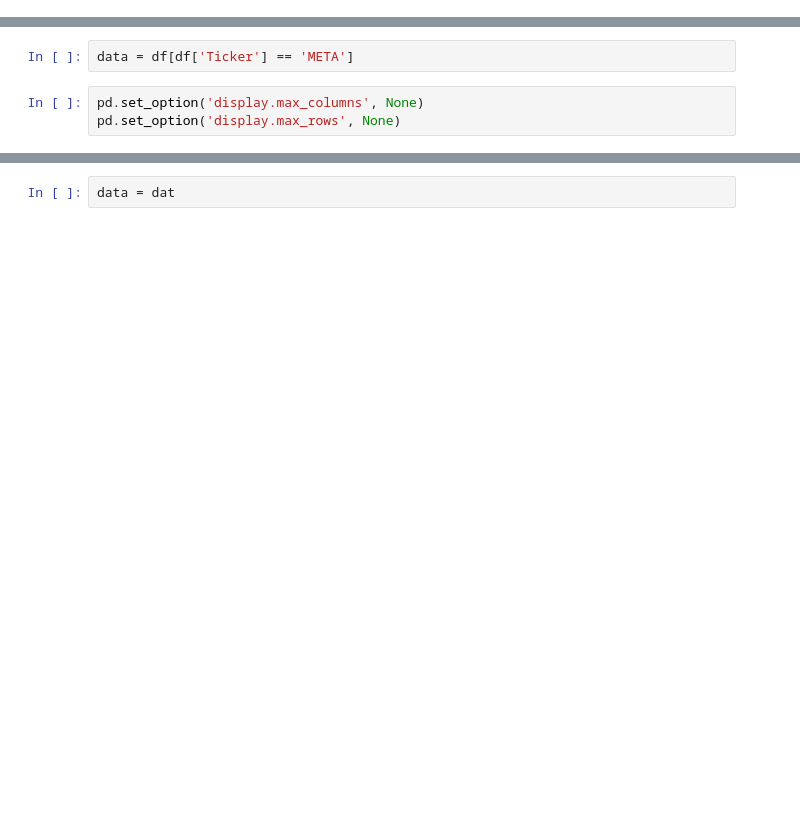
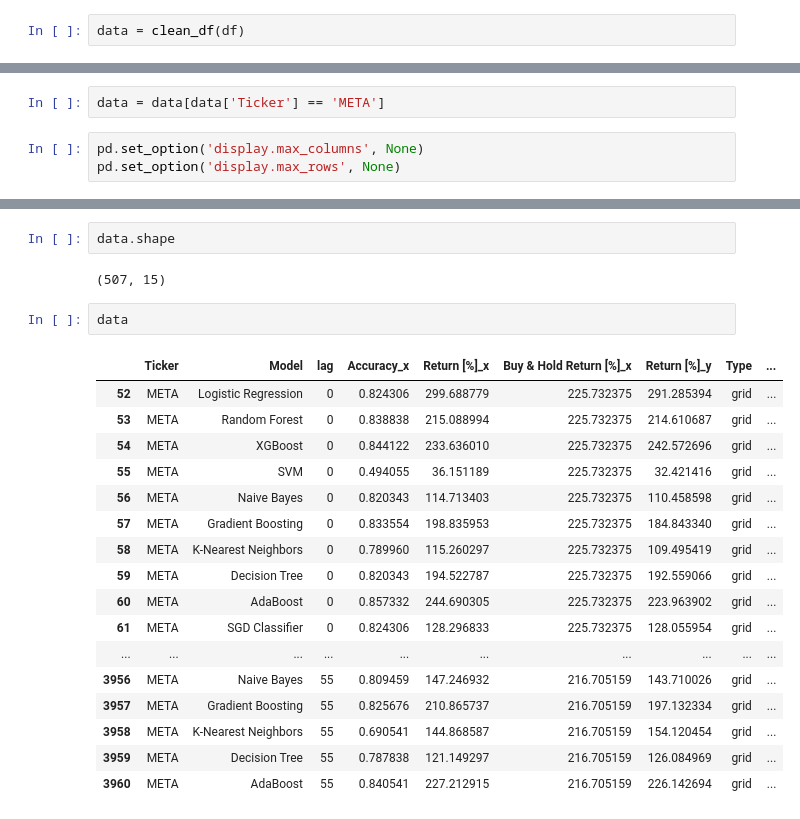
Before and after one commit to SacSresta/Research, a Jupyter notebook: notebook/meta.ipynb, the cells around one changed output, grey strips where cells are left out. Saved outputs shown, nothing was run; the diff lists cells and outputs as text; blank space fills up the shorter version.

```diff
--- a/notebook/meta.ipynb
+++ b/notebook/meta.ipynb
@@ -23,0 +74,2 @@ TypeError: 'module' object is not callable
+# %%
+data = clean_df(df)
@@ -24,5 +101,5 @@ TypeError: 'module' object is not callable
 # %%
-data = df[df['Ticker'] == 'META']
+data = data[data['Ticker'] == 'META']
 # %%
 pd.set_option('display.max_columns', None)
 pd.set_option('display.max_rows', None)
@@ -48,3 +112,25 @@ Index(['Ticker', 'Unnamed: 1', 'Model', 'Accuracy_x', 'Confusion Matrix_x',
       dtype='object')
 # %%
-data = dat
+data.shape
+# %% [output]
+(507, 15)
+# %%
+data
+# %% [output]
+|  | Ticker | Model | lag | Accuracy_x | Return [%]_x | Buy & Hold Return [%]_x | Return [%]_y | Type | ... |
+| 52 | META | Logistic Regression | 0 | 0.824306 | 299.688779 | 225.732375 | 291.285394 | grid | ... |
+| 53 | META | Random Forest | 0 | 0.838838 | 215.088994 | 225.732375 | 214.610687 | grid | ... |
+| 54 | META | XGBoost | 0 | 0.844122 | 233.636010 | 225.732375 | 242.572696 | grid | ... |
+| 55 | META | SVM | 0 | 0.494055 | 36.151189 | 225.732375 | 32.421416 | grid | ... |
+| 56 | META | Naive Bayes | 0 | 0.820343 | 114.713403 | 225.732375 | 110.458598 | grid | ... |
+| 57 | META | Gradient Boosting | 0 | 0.833554 | 198.835953 | 225.732375 | 184.843340 | grid | ... |
+| 58 | META | K-Nearest Neighbors | 0 | 0.789960 | 115.260297 | 225.732375 | 109.495419 | grid | ... |
+| 59 | META | Decision Tree | 0 | 0.820343 | 194.522787 | 225.732375 | 192.559066 | grid | ... |
+| 60 | META | AdaBoost | 0 | 0.857332 | 244.690305 | 225.732375 | 223.963902 | grid | ... |
+| 61 | META | SGD Classifier | 0 | 0.824306 | 128.296833 | 225.732375 | 128.055954 | grid | ... |
+| ... | ... | ... | ... | ... | ... | ... | ... | ... | ... |
+| 3956 | META | Naive Bayes | 55 | 0.809459 | 147.246932 | 216.705159 | 143.710026 | grid | ... |
+| 3957 | META | Gradient Boosting | 55 | 0.825676 | 210.865737 | 216.705159 | 197.132334 | grid | ... |
+| 3958 | META | K-Nearest Neighbors | 55 | 0.690541 | 144.868587 | 216.705159 | 154.120454 | grid | ... |
+| 3959 | META | Decision Tree | 55 | 0.787838 | 121.149297 | 216.705159 | 126.084969 | grid | ... |
+| 3960 | META | AdaBoost | 55 | 0.840541 | 227.212915 | 216.705159 | 226.142694 | grid | ... |
```
Also changed, not shown: parts of 5 cells of this notebook, 7 other files.
